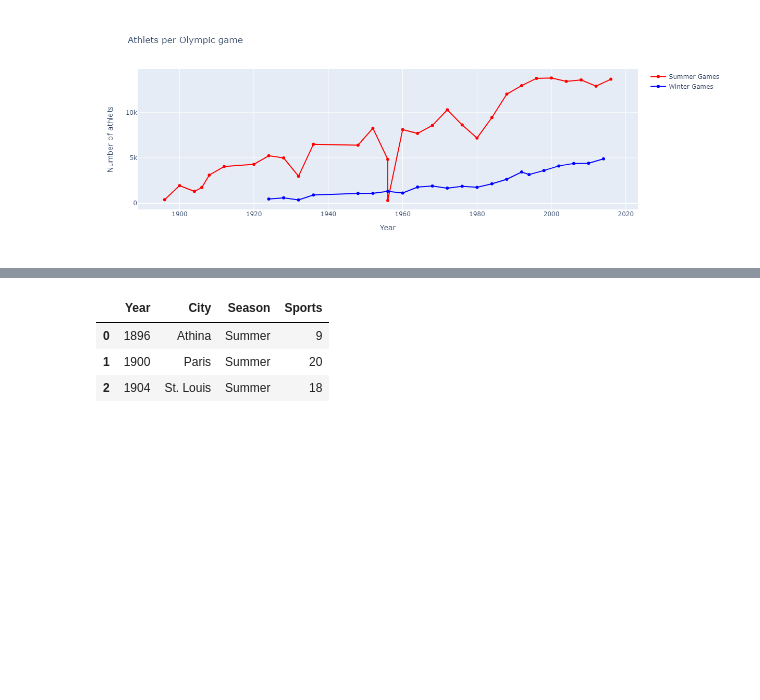
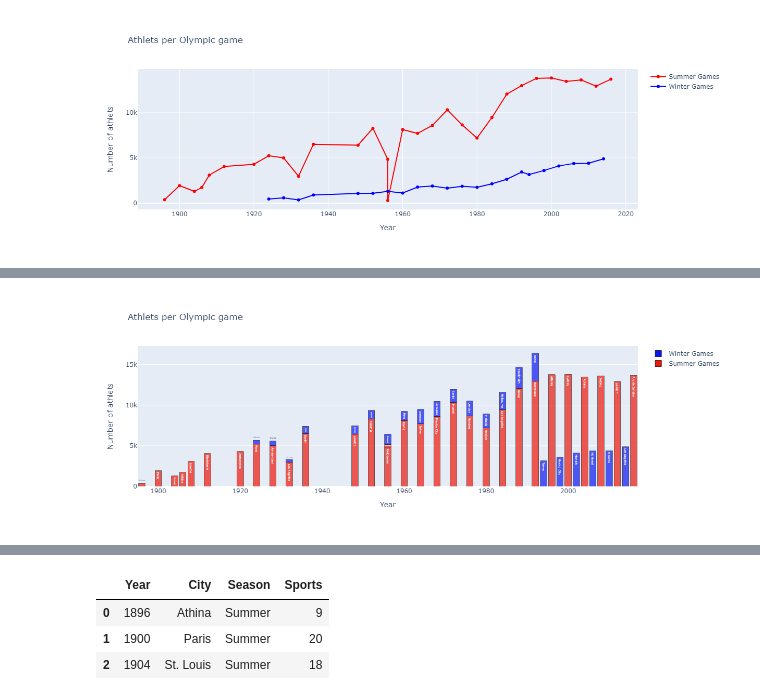
Before and after one commit to jyns417/Datathon, a Jupyter notebook: AhnJinDok/datathon1.ipynb, the cells around one changed output, grey strips where cells are left out. Cells and saved outputs as stored; diff of their text form; code cells hidden in the pictures; blank space fills up the shorter version.

```diff
--- a/AhnJinDok/datathon1.ipynb
+++ b/AhnJinDok/datathon1.ipynb
@@ -198,33 +206,37 @@ traceS = go.Bar(
                     width=0.75),
                 opacity=0.7,
             ),
     text=dfS['City'],
 
 )
 traceW = go.Bar(
     x = dfW['Year'],y = dfW['Athlets'],
     name="Winter Games",
     marker=dict(
                 color='rgb(11,23,245)',
                 line=dict(
                     color='black',
                     width=0.75),
                 opacity=0.7,
             ),
     text=dfS['City']
 )
 
 data = [traceS, traceW]
 layout = dict(title = 'Athlets per Olympic game',
           xaxis = dict(title = 'Year', showticklabels=True),
           yaxis = dict(title = 'Number of athlets'),
           hovermode = 'closest',
           barmode='stack'
          )
 fig = dict(data=data, layout=layout)
 iplot(fig, filename='events-athlets4')
+
+img = Image.open('athlets_per_olympic_game2(bar).png')
+display(img)
 # %% [output]
 [interactive output not drawn]
+[figure, added]
 # %%
 #박스 그래프
 traceS = go.Box(
```
Also changed, not shown: parts of 4 cells of this notebook.
